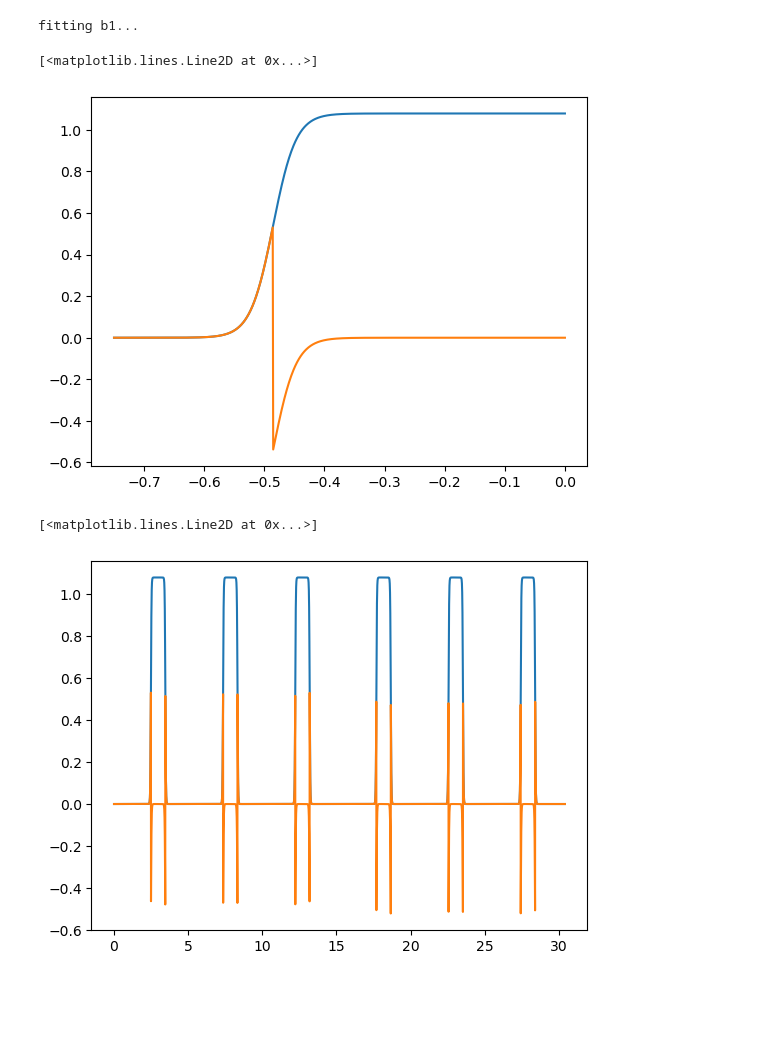
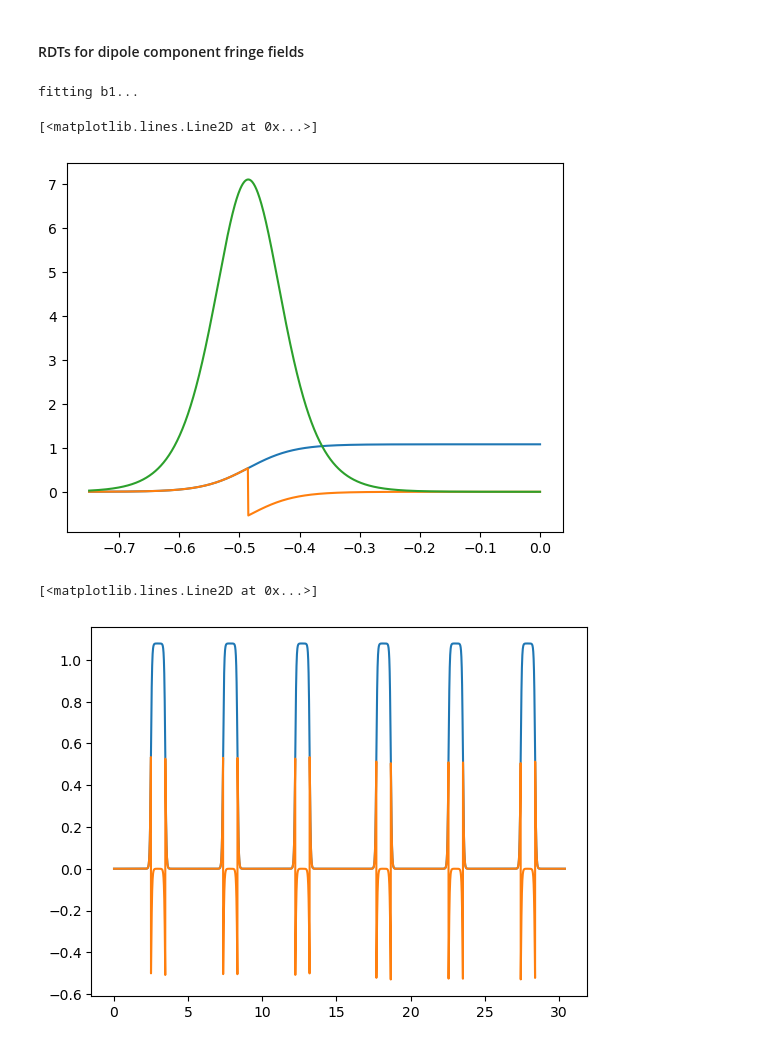
Before and after one commit to xsuite/bpmeth, a Jupyter notebook: examples/ELENA/ring/ELENA_RDTs.ipynb, the cells around one changed output. Saved outputs shown, nothing was run; the diff lists cells and outputs as text; code cells hidden in the pictures; blank space fills up the shorter version.

```diff
--- a/examples/ELENA/ring/ELENA_RDTs.ipynb
+++ b/examples/ELENA/ring/ELENA_RDTs.ipynb
@@ -53,3 +81,5 @@ tw = line.twiss4d()
+# %% [markdown]
+#### RDTs for dipole component fringe fields
 # %%
 ############################
 # Magnet design parameters #
@@ -89,28 +119,33 @@ engeparams, engecov = magnet_Melvin_FS.fit_multipoles(bpmeth.spEnge, components=
 # %% [output]
 fitting b1...
 # %%
+###########################################
+# Create perturbing fields for one dipole #
+###########################################
+
 # def b1_magnet(s):
 #     return (bpmeth.Enge(s+l_magn/2, *engeparams[0])
 #             + bpmeth.Enge(-(s-l_magn/2), *engeparams[0])) - dipole_h
 
-fringelen=gap/2
+fringelen=gap
 def b1_magnet(s):
     return (np.tanh( (s+l_magn/2)/fringelen ) + np.tanh( -(s-l_magn/2)/fringelen )) * dipole_h/2
 
 def b1_pert_magnet(s):
     return b1_magnet(s) - (np.heaviside(s+l_magn/2, 0.5) - np.heaviside(s-l_magn/2, 0.5))* dipole_h
 
 def b1_magnet_der(s):
     return dipole_h / (2 * fringelen) * (1 / np.cosh((s + l_magn/2) / fringelen)**2
                                          - 1 / np.cosh((-s + l_magn/2) / fringelen)**2)
 
 def b1_magnet_2der(s):
     return 0
 
 ss = np.linspace(-0.75, 0, 1001)
 fig, ax = plt.subplots()
 ax.plot(ss, b1_magnet(ss), label='fit')
 ax.plot(ss, b1_pert_magnet(ss), label='perturbation')
+ax.plot(ss, b1_magnet_der(ss), label='1st der')
 # %% [output]
 [<matplotlib.lines.Line2D at 0x...>]
-[figure, old version]
+[figure, new version]
@@ -121,4 +152,12 @@ dipole_centers = np.fromiter(set(tab['s_start'][tab["element_type"] == 'Bend'])
 # %%
+##########################################
+# Create perturbing field for whole ring #
+##########################################
+
+tab = line.get_table()
+dipole_centers = np.fromiter(set(tab['s_start'][tab["element_type"] == 'Bend']) & \
+    set(tab['s_end'][tab["element_type"] == 'Bend']), float)
+
 def b1_ring(s):
     s = np.asarray(s)  # ensure array input
     total = np.zeros_like(s, dtype=float)
@@ -153,4 +192,4 @@ ax.plot(ss, b1_ring(ss), label='Full dipole model')
 ax.plot(ss, b1_pert_ring(ss), label='Perturbation model')
 # %% [output]
 [<matplotlib.lines.Line2D at 0x...>]
-[figure, old version]
+[figure, new version]
```
Also changed, not shown: parts of 20 cells of this notebook.
